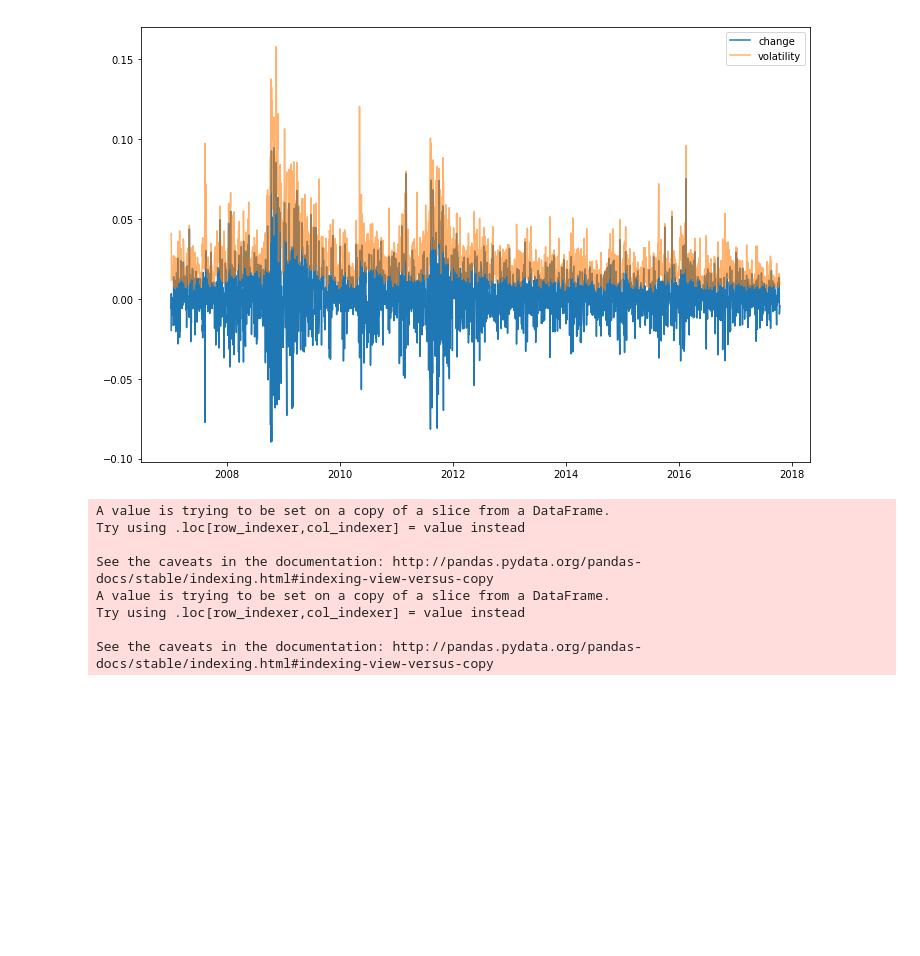
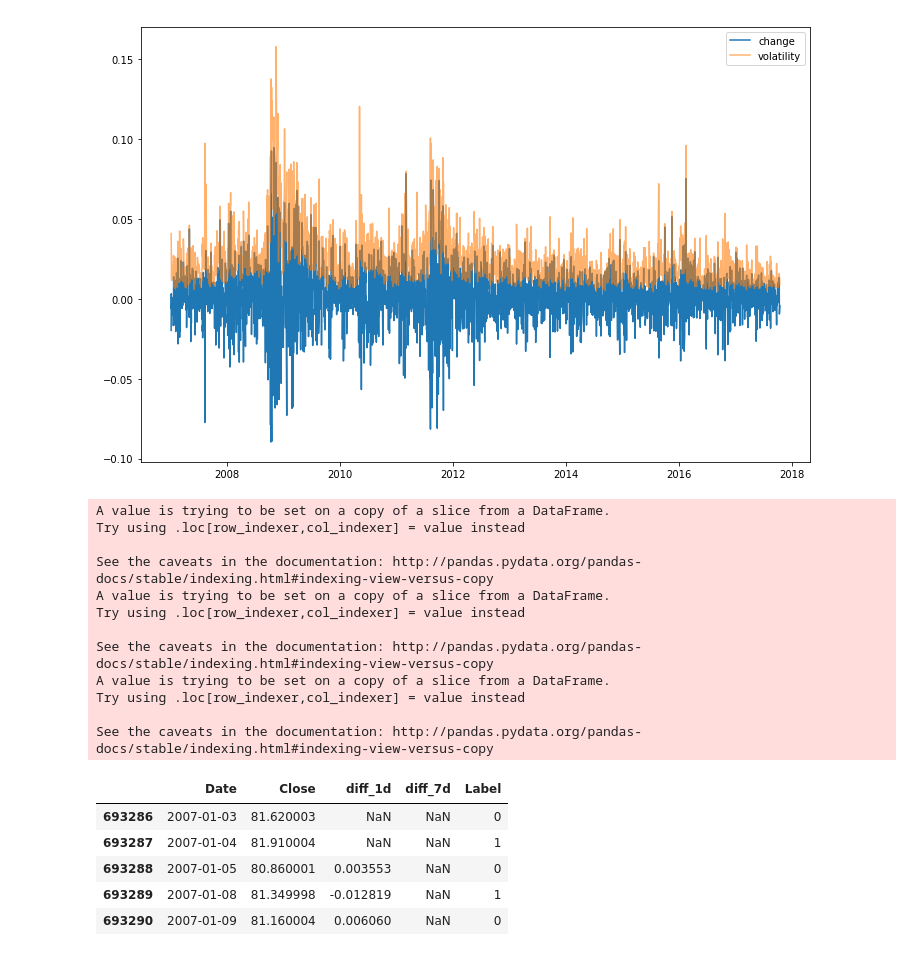
Before and after one commit to mlisovyi/dfine_hack2018, a Jupyter notebook: NB_dev.ipynb, the cells around one changed output. Cells and saved outputs as stored; diff of their text form; code cells hidden in the pictures; blank space fills up the shorter version.

```diff
--- a/NB_dev.ipynb
+++ b/NB_dev.ipynb
@@ -137,6 +137,9 @@ ax1.legend()
 [figure]
 [figure]
 # %%
+######################################
+# make stock features and label
+
 #companyLabel = 'BLK'
 #companyLabel = 'GS'
 companyLabel = 'MS'
@@ -144,14 +147,17 @@ companyLabel = 'MS'
 def calcStockFeat(companyLabel):
     # read in stock data
     df_stock = pd.read_csv(PATH+'StocksDaily\ALL_2007-01-01_2017-10-16.csv', parse_dates=["Date"])
-    StockTickers = df_stock['ticker'].unique()
+    #StockTickers = df_stock['ticker'].unique()
     df_stock = df_stock[df_stock['ticker']==companyLabel]
 
+    # create the label
+    diff_1d = df_stock['Close'].pct_change(periods=1)
+    label = diff_1d > 0
+    label = label.astype(np.int8)
+
     # get the derivative to the last day
-    diff_1d = pd.concat([df_stock['Close'].shift(1),df_stock['Close']],axis=1)
-    diff_1d = diff_1d.diff()
-    diff_1d = diff_1d.iloc[:,1]
-    diff_1d = diff_1d.divide(df_stock['Close'].shift(1))
+    diff_1d = df_stock['Close'].pct_change(periods=1)
+    diff_1d = diff_1d.shift(1)
 
     # get the derivative to the 7 day
     diff_7d = diff_1d.rolling(7).mean()
@@ -159,9 +165,11 @@ def calcStockFeat(companyLabel):
     res = df_stock[['Date','Close']]
     res['diff_1d'] = diff_1d
     res['diff_7d'] = diff_7d
-    #return res
+    res['Label'] = label
+
     #save data to pickle
     res.to_pickle('stock_'+ companyLabel +'.pickle')
+    return res
 
 a = calcStockFeat(companyLabel)
 # %% [output]
@@ -173,3 +181,7 @@ A value is trying to be set on a copy of a slice from a DataFrame.
 Try using .loc[row_indexer,col_indexer] = value instead
 
 See the caveats in the documentation: http://pandas.pydata.org/pandas-docs/stable/indexing.html#indexing-view-versus-copy
+A value is trying to be set on a copy of a slice from a DataFrame.
+Try using .loc[row_indexer,col_indexer] = value instead
+
+See the caveats in the documentation: http://pandas.pydata.org/pandas-docs/stable/indexing.html#indexing-view-versus-copy
@@ -179,0 +188,9 @@ a.to_pickle('stock_'+ companyLabel +'.pickle')
+# %%
+a.head()
+# %% [output]
+|  | Date | Close | diff_1d | diff_7d | Label |
+| 693286 | 2007-01-03 | 81.620003 | NaN | NaN | 0 |
+| 693287 | 2007-01-04 | 81.910004 | NaN | NaN | 1 |
+| 693288 | 2007-01-05 | 80.860001 | 0.003553 | NaN | 0 |
+| 693289 | 2007-01-08 | 81.349998 | -0.012819 | NaN | 1 |
+| 693290 | 2007-01-09 | 81.160004 | 0.006060 | NaN | 0 |
```
Also changed, not shown: parts of 1 cell of this notebook.
